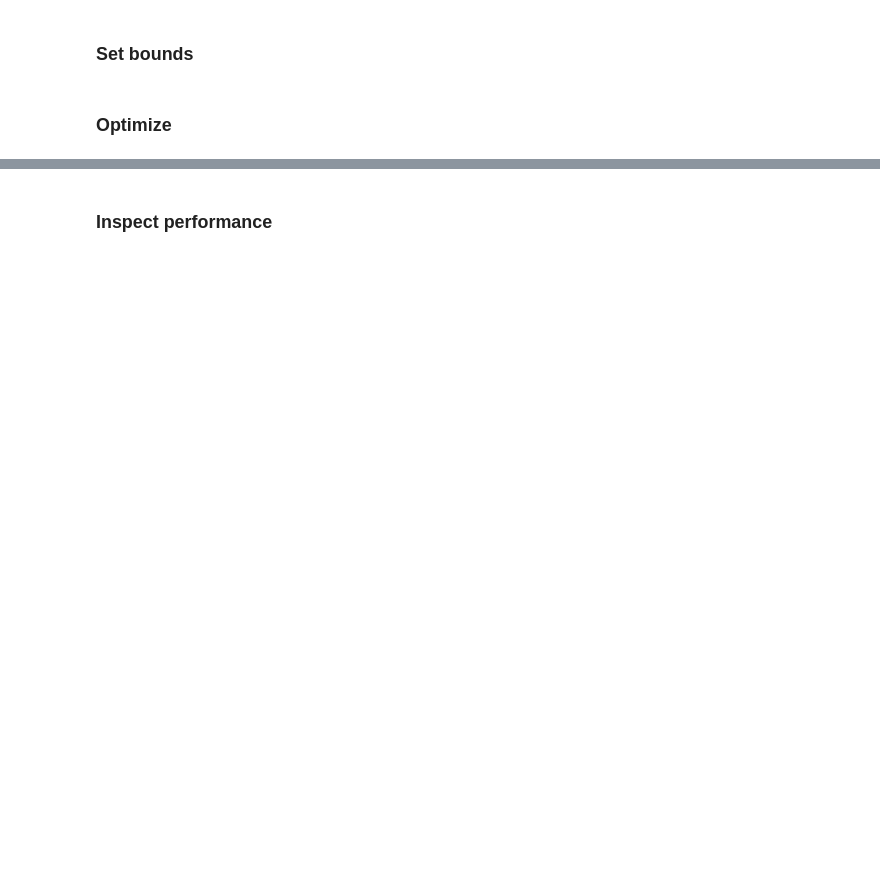
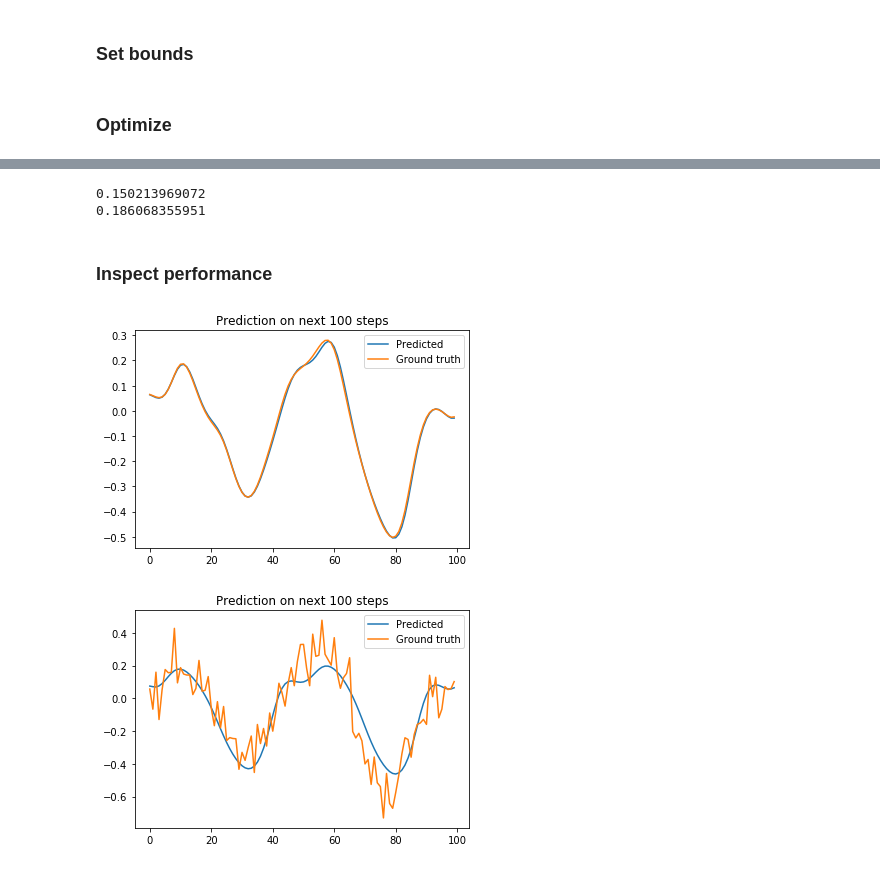
Before and after one commit to 1Reinier/Reservoir, a Jupyter notebook: Example.ipynb, the cells around one changed output, grey strips where cells are left out. Saved outputs shown, nothing was run; the diff lists cells and outputs as text; code cells hidden in the pictures; blank space fills up the shorter version.

Commit message:
Stepwise prediction corrected

```diff
--- a/Example.ipynb
+++ b/Example.ipynb
@@ -69,9 +95,27 @@ score = esn.test(y=test, scoring_method='nrmse')
+# %%
+# Test
+score = esn.test(y=test, scoring_method='rmse')
+score2 = esn.test(y=noisy_test, scoring_method='rmse')
+print(score)
+print(score2)
+# %% [output]
+0.150213969072
+0.186068355951
 # %% [markdown]
 ### Inspect performance
 # %%
 # Diagnostic plots
 plt.plot(esn.predict(100), label='Predicted')
 plt.plot(test[:100], label='Ground truth')
 plt.title('Prediction on next 100 steps')
 plt.legend()
 plt.show()
+
+plt.plot(esn2.predict(100), label='Predicted')
+plt.plot(noisy_test[:100], label='Ground truth')
+plt.title('Prediction on next 100 steps')
+plt.legend()
+plt.show()
+# %% [output]
+[figure, added]
+[figure, added]
```
Also changed, not shown: parts of 7 cells of this notebook, 1 other file.
